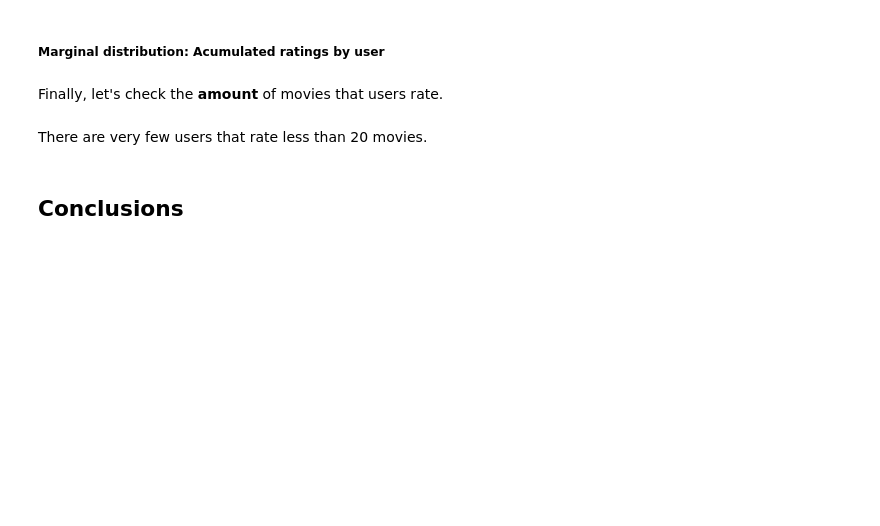
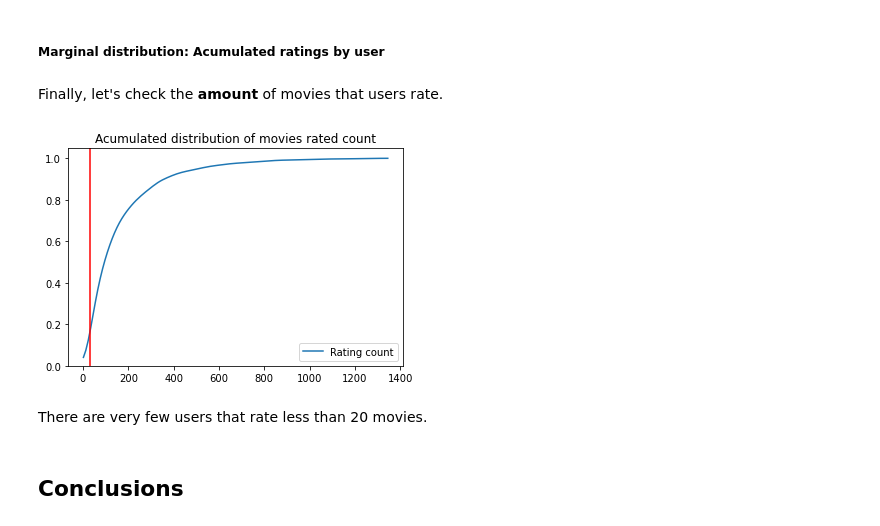
Before and after one commit to Ellyster/STW2020, a Jupyter notebook: Jupyter/Episode II – Attack of the Data.ipynb, the cells around one changed output. Saved outputs shown, nothing was run; the diff lists cells and outputs as text; code cells hidden in the pictures; blank space fills up the shorter version.

```diff
--- a/Jupyter/Episode II – Attack of the Data.ipynb
+++ b/Jupyter/Episode II – Attack of the Data.ipynb
@@ -278,8 +363,10 @@ These extreme user behaviours can be very harmful for modelling, we should treat
 Finally, let's check the **amount** of movies that users rate.
 # %%
 accumulated_ratings = sns.kdeplot(ratings_by_user["Rating count"], cumulative = True, cut=0)
-accumulated_ratings.axvline(20, color = 'red')
+accumulated_ratings.axvline(30, color = 'red')
 accumulated_ratings.set_title('Acumulated distribution of movies rated count');
+# %% [output]
+[figure, added]
 # %% [markdown]
 There are very few users that rate less than 20 movies.
 # %% [markdown]
```
Also changed, not shown: parts of 20 cells of this notebook, 2 other files.
